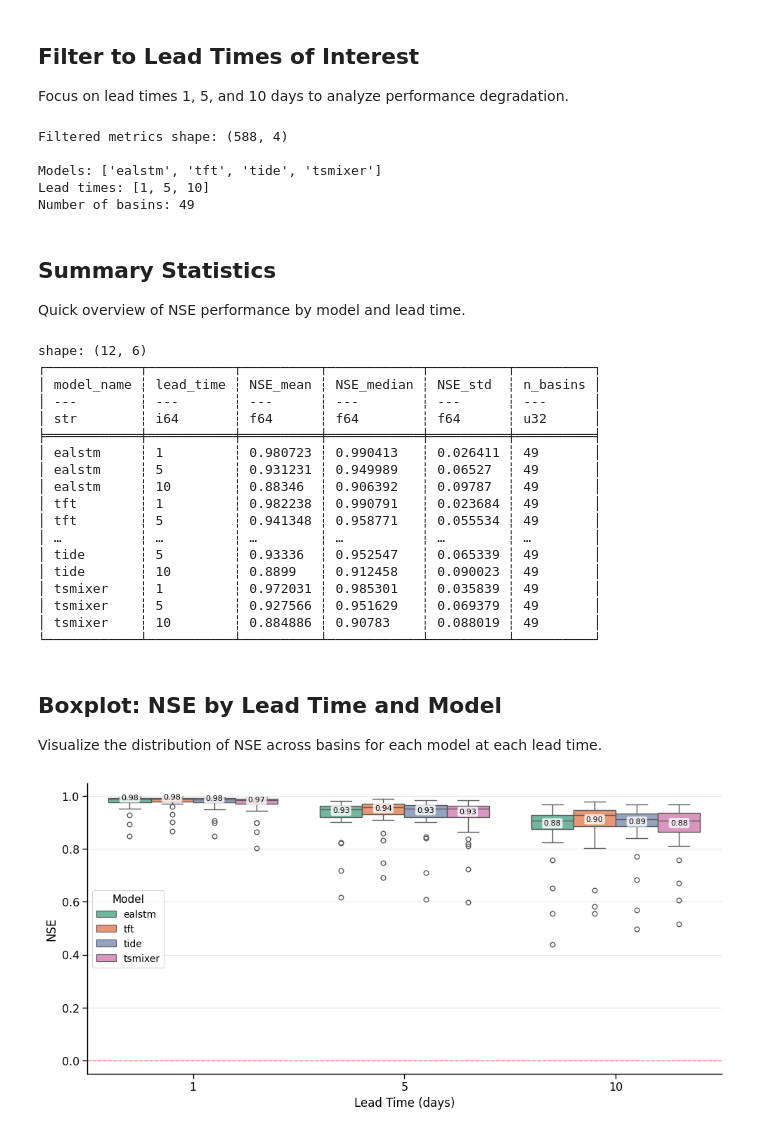
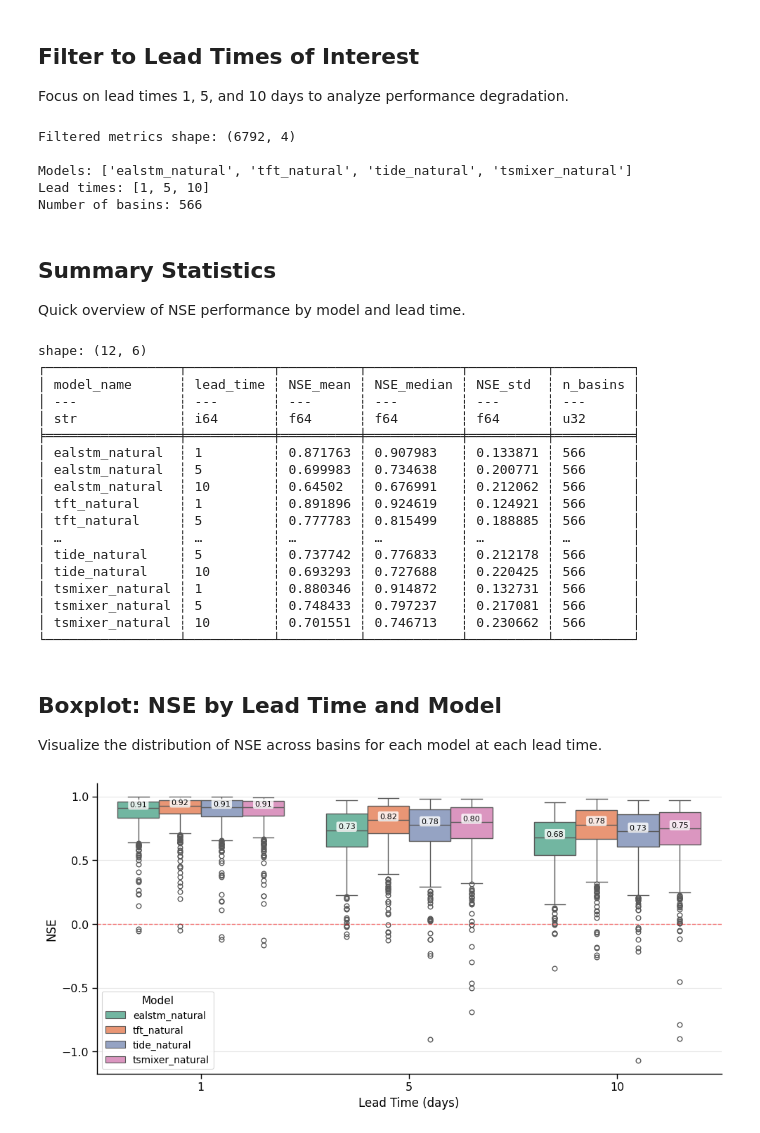
Before and after one commit to CooperBigFoot/publication-experiments, a Jupyter notebook: notebooks/forecast_performance_analysis.ipynb, the cells around one changed output. Drawn from its saved outputs; the diff is of its cells as text; code cells hidden in the pictures.

```diff
--- a/notebooks/forecast_performance_analysis.ipynb
+++ b/notebooks/forecast_performance_analysis.ipynb
@@ -18,7 +18,7 @@ Load all prediction parquet files from the evaluation results and compute NSE gr
 # %%
 # Load predictions from all models
 calc = MetricCalculator.from_parquet(
-    "../results/evaluation/kyrgyzstan_benchmark/model_name=*/seed=*/predictions.parquet"
+    "../results/evaluation/natural_basins/model_name=*/seed=*/predictions.parquet"
 )
 
 # Compute NSE grouped by model, basin, and lead time
@@ -68,11 +68,11 @@ print(f"\nModels: {metrics_clean['model_name'].unique().sort().to_list()}")
 print(f"Lead times: {metrics_clean['lead_time'].unique().sort().to_list()}")
 print(f"Number of basins: {metrics_clean['group_identifier'].n_unique()}")
 # %% [output]
-Filtered metrics shape: (588, 4)
+Filtered metrics shape: (6792, 4)
 
-Models: ['ealstm', 'tft', 'tide', 'tsmixer']
+Models: ['ealstm_natural', 'tft_natural', 'tide_natural', 'tsmixer_natural']
 Lead times: [1, 5, 10]
-Number of basins: 49
+Number of basins: 566
 # %% [markdown]
 ## Summary Statistics
 
@@ -94,23 +94,23 @@ summary = (
 print(summary)
 # %% [output]
 shape: (12, 6)
-┌────────────┬───────────┬──────────┬────────────┬──────────┬──────────┐
-│ model_name ┆ lead_time ┆ NSE_mean ┆ NSE_median ┆ NSE_std  ┆ n_basins │
-│ ---        ┆ ---       ┆ ---      ┆ ---        ┆ ---      ┆ ---      │
-│ str        ┆ i64       ┆ f64      ┆ f64        ┆ f64      ┆ u32      │
-╞════════════╪═══════════╪══════════╪════════════╪══════════╪══════════╡
-│ ealstm     ┆ 1         ┆ 0.980723 ┆ 0.990413   ┆ 0.026411 ┆ 49       │
-│ ealstm     ┆ 5         ┆ 0.931231 ┆ 0.949989   ┆ 0.06527  ┆ 49       │
-│ ealstm     ┆ 10        ┆ 0.88346  ┆ 0.906392   ┆ 0.09787  ┆ 49       │
-│ tft        ┆ 1         ┆ 0.982238 ┆ 0.990791   ┆ 0.023684 ┆ 49       │
-│ tft        ┆ 5         ┆ 0.941348 ┆ 0.958771   ┆ 0.055534 ┆ 49       │
-│ …          ┆ …         ┆ …        ┆ …          ┆ …        ┆ …        │
-│ tide       ┆ 5         ┆ 0.93336  ┆ 0.952547   ┆ 0.065339 ┆ 49       │
-│ tide       ┆ 10        ┆ 0.8899   ┆ 0.912458   ┆ 0.090023 ┆ 49       │
-│ tsmixer    ┆ 1         ┆ 0.972031 ┆ 0.985301   ┆ 0.035839 ┆ 49       │
-│ tsmixer    ┆ 5         ┆ 0.927566 ┆ 0.951629   ┆ 0.069379 ┆ 49       │
-│ tsmixer    ┆ 10        ┆ 0.884886 ┆ 0.90783    ┆ 0.088019 ┆ 49       │
-└────────────┴───────────┴──────────┴────────────┴──────────┴──────────┘
+┌─────────────────┬───────────┬──────────┬────────────┬──────────┬──────────┐
+│ model_name      ┆ lead_time ┆ NSE_mean ┆ NSE_median ┆ NSE_std  ┆ n_basins │
+│ ---             ┆ ---       ┆ ---      ┆ ---        ┆ ---      ┆ ---      │
+│ str             ┆ i64       ┆ f64      ┆ f64        ┆ f64      ┆ u32      │
+╞═════════════════╪═══════════╪══════════╪════════════╪══════════╪══════════╡
+│ ealstm_natural  ┆ 1         ┆ 0.871763 ┆ 0.907983   ┆ 0.133871 ┆ 566      │
+│ ealstm_natural  ┆ 5         ┆ 0.699983 ┆ 0.734638   ┆ 0.200771 ┆ 566      │
+│ ealstm_natural  ┆ 10        ┆ 0.64502  ┆ 0.676991   ┆ 0.212062 ┆ 566      │
+│ tft_natural     ┆ 1         ┆ 0.891896 ┆ 0.924619   ┆ 0.124921 ┆ 566      │
+│ tft_natural     ┆ 5         ┆ 0.777783 ┆ 0.815499   ┆ 0.188885 ┆ 566      │
+│ …               ┆ …         ┆ …        ┆ …          ┆ …        ┆ …        │
+│ tide_natural    ┆ 5         ┆ 0.737742 ┆ 0.776833   ┆ 0.212178 ┆ 566      │
+│ tide_natural    ┆ 10        ┆ 0.693293 ┆ 0.727688   ┆ 0.220425 ┆ 566      │
+│ tsmixer_natural ┆ 1         ┆ 0.880346 ┆ 0.914872   ┆ 0.132731 ┆ 566      │
+│ tsmixer_natural ┆ 5         ┆ 0.748433 ┆ 0.797237   ┆ 0.217081 ┆ 566      │
+│ tsmixer_natural ┆ 10        ┆ 0.701551 ┆ 0.746713   ┆ 0.230662 ┆ 566      │
+└─────────────────┴───────────┴──────────┴────────────┴──────────┴──────────┘
 # %% [markdown]
 ## Boxplot: NSE by Lead Time and Model
 
@@ -140,38 +140,38 @@ ax.grid(axis='y', alpha=0.3)
 # Add horizontal line at NSE=0 (baseline performance)
 ax.axhline(y=0, color='red', linestyle='--', alpha=0.5, linewidth=1, label='Baseline (NSE=0)')
 
-# Add mean annotations using the summary dataframe
+# Add median annotations using the summary dataframe
 summary_pd = summary.to_pandas()
 
 # Get unique lead times and models to determine positions
 lead_times = sorted(df_plot['lead_time'].unique())
 models = df_plot['model_name'].unique()
 n_models = len(models)
 
 for i, lead_time in enumerate(lead_times):
     for j, model in enumerate(models):
-        mean_val = summary_pd[
+        median_val = summary_pd[
             (summary_pd['lead_time'] == lead_time) &
             (summary_pd['model_name'] == model)
-        ]['NSE_mean'].values
+        ]['NSE_median'].values
 
-        if len(mean_val) > 0:
-            mean_val = mean_val[0]
+        if len(median_val) > 0:
+            median_val = median_val[0]
 
             offset = (j - n_models / 2 + 0.5) * (0.8 / n_models)
             x_pos = i + offset
 
             # Add annotation
             ax.text(
-                x_pos, mean_val,
-                f'{mean_val:.2f}',
+                x_pos, median_val,
+                f'{median_val:.2f}',
                 ha='center', va='bottom',
                 fontsize=8, color='black',
                 bbox=dict(boxstyle='round,pad=0.2', facecolor='white', edgecolor='none', alpha=0.8)
             )
 
 plt.tight_layout()
 sns.despine()
 plt.show()
 # %% [output]
-[figure, old version]
+[figure, new version]
```
Also changed, not shown: parts of 1 cell of this notebook, 19 other files.
